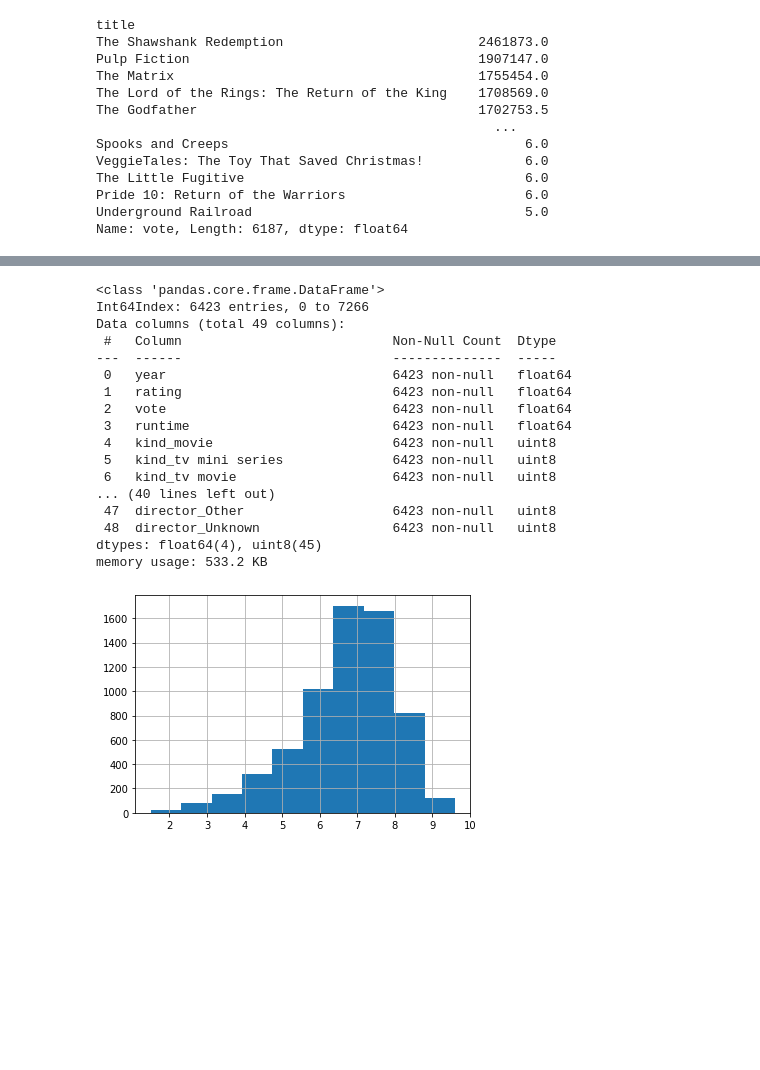
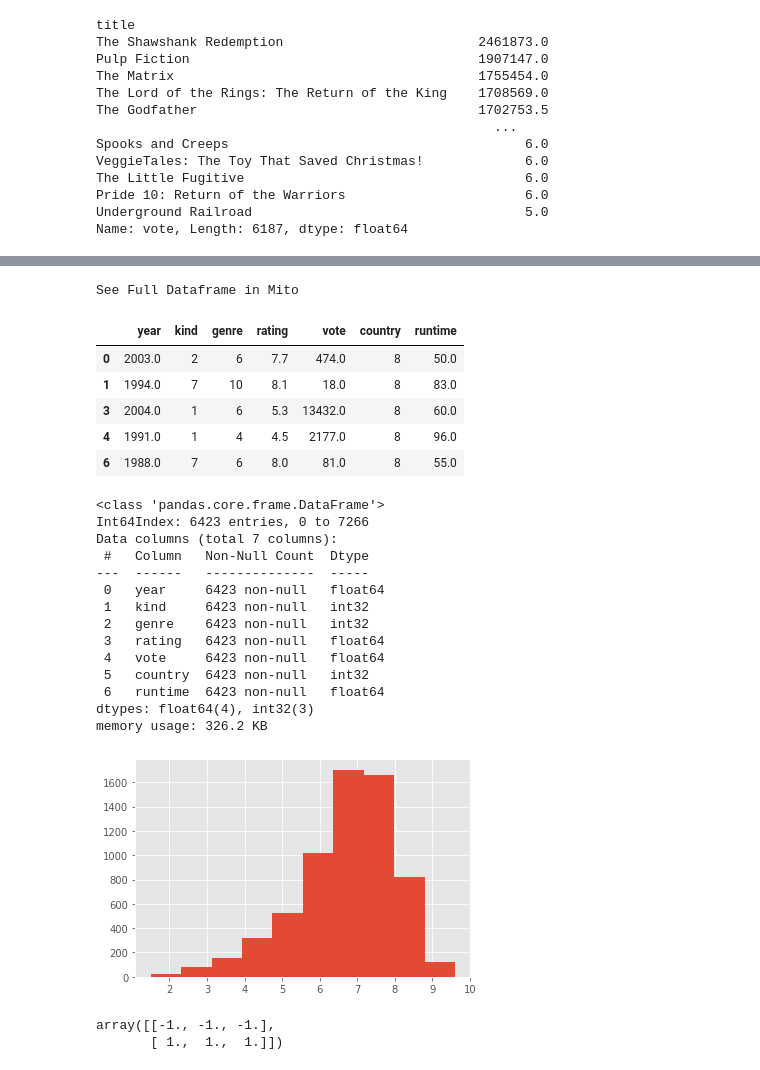
Before and after one commit to aiolii63/Netflix-Movie-Database, a Jupyter notebook: Code/netflix.ipynb, the cells around one changed output, grey strips where cells are left out. Cells and saved outputs as stored; diff of their text form; code cells hidden in the pictures; blank space fills up the shorter version.

```diff
--- a/Code/netflix.ipynb
+++ b/Code/netflix.ipynb
@@ -1082,0 +882,7 @@ See Full Dataframe in Mito
+# %%
+#Label encoder
+
+from sklearn.preprocessing import LabelEncoder
+
+label = LabelEncoder()
+df.kind = label.fit_transform(df.kind)
@@ -1121,2 +915,3 @@ See Full Dataframe in Mito
 # %%
-df_dummy.drop('title', axis=1, inplace=True)
+df.drop('title', axis=1, inplace=True)
+df.head()
@@ -1122,0 +926,3 @@ df_dummy.drop('title', axis=1, inplace=True)
+# %%
+df.genre = label.fit_transform(df.genre)
+df.head()
@@ -1123,26 +937,51 @@ df_dummy.drop('title', axis=1, inplace=True)
+# %%
+df.country = label.fit_transform(df.country)
+df.head()
+# %% [output]
+See Full Dataframe in Mito
+|  | year | kind | genre | rating | vote | country | runtime |
+| 0 | 2003.0 | 2 | 6 | 7.7 | 474.0 | 8 | 50.0 |
+| 1 | 1994.0 | 7 | 10 | 8.1 | 18.0 | 8 | 83.0 |
+| 3 | 2004.0 | 1 | 6 | 5.3 | 13432.0 | 8 | 60.0 |
+| 4 | 1991.0 | 1 | 4 | 4.5 | 2177.0 | 8 | 96.0 |
+| 6 | 1988.0 | 7 | 6 | 8.0 | 81.0 | 8 | 55.0 |
 # %%
-df_dummy.info()
+df.info()
 # %% [output]
 <class 'pandas.core.frame.DataFrame'>
 Int64Index: 6423 entries, 0 to 7266
-Data columns (total 49 columns):
- #   Column                           Non-Null Count  Dtype
----  ------                           --------------  -----
- 0   year                             6423 non-null   float64
- 1   rating                           6423 non-null   float64
- 2   vote                             6423 non-null   float64
- 3   runtime                          6423 non-null   float64
- 4   kind_movie                       6423 non-null   uint8
- 5   kind_tv mini series              6423 non-null   uint8
- 6   kind_tv movie                    6423 non-null   uint8
-... (40 lines left out)
- 47  director_Other                   6423 non-null   uint8
- 48  director_Unknown                 6423 non-null   uint8
-dtypes: float64(4), uint8(45)
-memory usage: 533.2 KB
+Data columns (total 7 columns):
+ #   Column   Non-Null Count  Dtype
+---  ------   --------------  -----
+ 0   year     6423 non-null   float64
+ 1   kind     6423 non-null   int32
+ 2   genre    6423 non-null   int32
+ 3   rating   6423 non-null   float64
+ 4   vote     6423 non-null   float64
+ 5   country  6423 non-null   int32
+ 6   runtime  6423 non-null   float64
+dtypes: float64(4), int32(3)
+memory usage: 326.2 KB
 # %%
-df_dummy.rating.hist()
+df.rating.hist()
 plt.show()
 # %% [output]
-[figure, old version]
+[figure, new version]
+# %%
+def standardize(x):
+    #This function takes as input a numpy array and returns a stadardized numpy array of the same dimensions.
+    #Sample input: np.array([[1,2,3],[4,5,6]])
+    #Sample output: np.array([[-1,-1,-1],[1,1,1]])
+
+    # Your code here:
+
+    mean = np.mean(x, axis=0)
+    std = np.std(x, axis=0)
+
+    return (x-mean)/std
+
+standardize(np.array([[1,2,3],[4,5,6]]))
+# %% [output]
+array([[-1., -1., -1.],
+       [ 1.,  1.,  1.]])
 # %%
```
Also changed, not shown: parts of 55 cells of this notebook.
